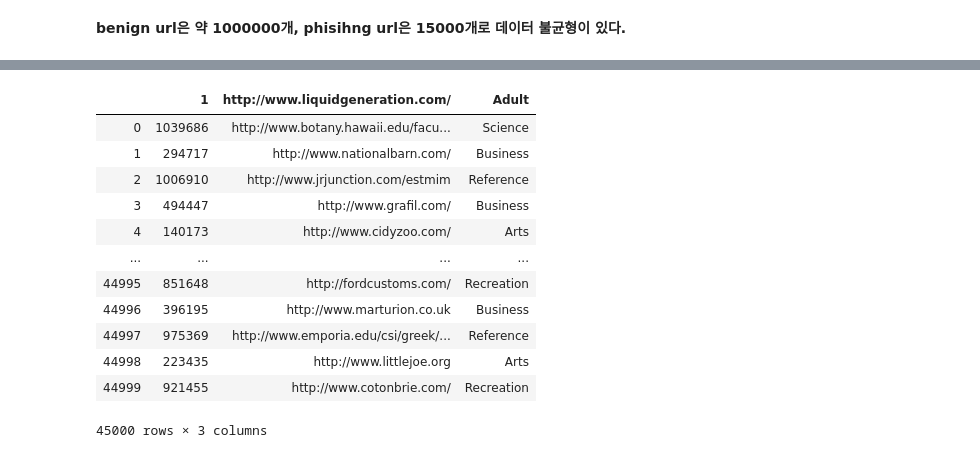
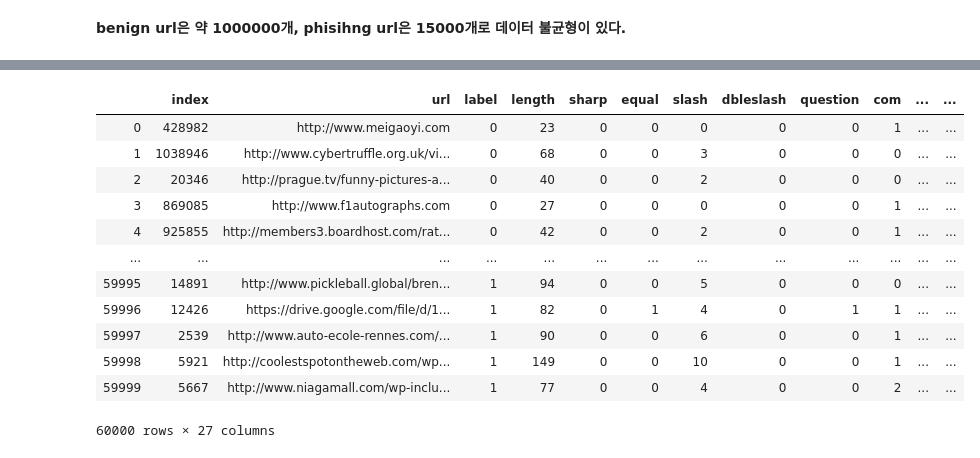
Before and after one commit to cloudfast-bit/phishing-url-classification, a Jupyter notebook: EDA_js.ipynb, the cells around one changed output, grey strips where cells are left out. Saved outputs shown, nothing was run; the diff lists cells and outputs as text; code cells hidden in the pictures.

```diff
--- a/EDA_js.ipynb
+++ b/EDA_js.ipynb
@@ -216,19 +148,0 @@ df_pishing.tail()
-# %%
-from sklearn.utils import shuffle
-df = shuffle(df_benign)
-df_0 = df[:45000].reset_index(drop=True)
-df_0
-# %% [output]
-|  | 1 | http://www.liquidgeneration.com/ | Adult |
-| 0 | 1039686 | http://www.botany.hawaii.edu/facu... | Science |
-| 1 | 294717 | http://www.nationalbarn.com/ | Business |
-| 2 | 1006910 | http://www.jrjunction.com/estmim | Reference |
-| 3 | 494447 | http://www.grafil.com/ | Business |
-| 4 | 140173 | http://www.cidyzoo.com/ | Arts |
-| ... | ... | ... | ... |
-| 44995 | 851648 | http://fordcustoms.com/ | Recreation |
-| 44996 | 396195 | http://www.marturion.co.uk | Business |
-| 44997 | 975369 | http://www.emporia.edu/csi/greek/... | Reference |
-| 44998 | 223435 | http://www.littlejoe.org | Arts |
-| 44999 | 921455 | http://www.cotonbrie.com/ | Recreation |
-45000 rows × 3 columns
@@ -234,0 +166,56 @@ df_0
+# %%
+def countdelim(url):
+    count = 0
+    delim = [';', '_', '?', '=', '&']
+    for each in url:
+        if each in delim:
+            count = count + 1
+    return count
+
+def isPresentHyphen(url):
+    return url.count('-')
+
+def isPresentAt(url):
+    return url.count('@')
+
+def isPresentDSlash(url):
+    return url.count('//')
+
+def countSubDir(url):
+    return url.count('/')
+
+def get_ext(url):
+    root, ext = os.path.splitext(url)
+    return ext
+
+def countSubDomain(subdomain):
+    if not subdomain:
+        return 0
+    else:
+        return len(subdomain.split('.'))
+
+df['countdelim'] = df['url'].apply(lambda row: countdelim(row))
+df['count_hyphen'] = df['url'].apply(lambda row: isPresentHyphen(row))
+df['count_DSlach'] = df['url'].apply(lambda row: isPresentDSlash(row))
+df['count_SubDir'] = df['url'].apply(lambda row: countSubDir(row))
+df['ext'] = df['url'].apply(lambda row: get_ext(row))
+df['count_SubDomain'] = df['ext'].apply(lambda row: countSubDomain(row))
+df['temp'] = df['url'].apply(lambda url: list(urlparse(url)))
+columns = ['scheme', 'netloc', 'path', 'params', 'query', 'fragment']
+df[columns] = pd.DataFrame(df.temp.values.tolist(), index=df.index)
+df.drop('temp', axis=1, inplace=True)
+df.reset_index()
+# %% [output]
+|  | index | url | label | length | sharp | equal | slash | dbleslash | question | com | ... | ... |
+| 0 | 428982 | http://www.meigaoyi.com | 0 | 23 | 0 | 0 | 0 | 0 | 0 | 1 | ... | ... |
+| 1 | 1038946 | http://www.cybertruffle.org.uk/vi... | 0 | 68 | 0 | 0 | 3 | 0 | 0 | 0 | ... | ... |
+| 2 | 20346 | http://prague.tv/funny-pictures-a... | 0 | 40 | 0 | 0 | 2 | 0 | 0 | 0 | ... | ... |
+| 3 | 869085 | http://www.f1autographs.com | 0 | 27 | 0 | 0 | 0 | 0 | 0 | 1 | ... | ... |
+| 4 | 925855 | http://members3.boardhost.com/rat... | 0 | 42 | 0 | 0 | 2 | 0 | 0 | 1 | ... | ... |
+| ... | ... | ... | ... | ... | ... | ... | ... | ... | ... | ... | ... | ... |
+| 59995 | 14891 | http://www.pickleball.global/bren... | 1 | 94 | 0 | 0 | 5 | 0 | 0 | 0 | ... | ... |
+| 59996 | 12426 | https://drive.google.com/file/d/1... | 1 | 82 | 0 | 1 | 4 | 0 | 1 | 1 | ... | ... |
+| 59997 | 2539 | http://www.auto-ecole-rennes.com/... | 1 | 90 | 0 | 0 | 6 | 0 | 0 | 1 | ... | ... |
+| 59998 | 5921 | http://coolestspotontheweb.com/wp... | 1 | 149 | 0 | 0 | 10 | 0 | 0 | 1 | ... | ... |
+| 59999 | 5667 | http://www.niagamall.com/wp-inclu... | 1 | 77 | 0 | 0 | 4 | 0 | 0 | 2 | ... | ... |
+60000 rows × 27 columns
```
Also changed, not shown: parts of 23 cells of this notebook.
